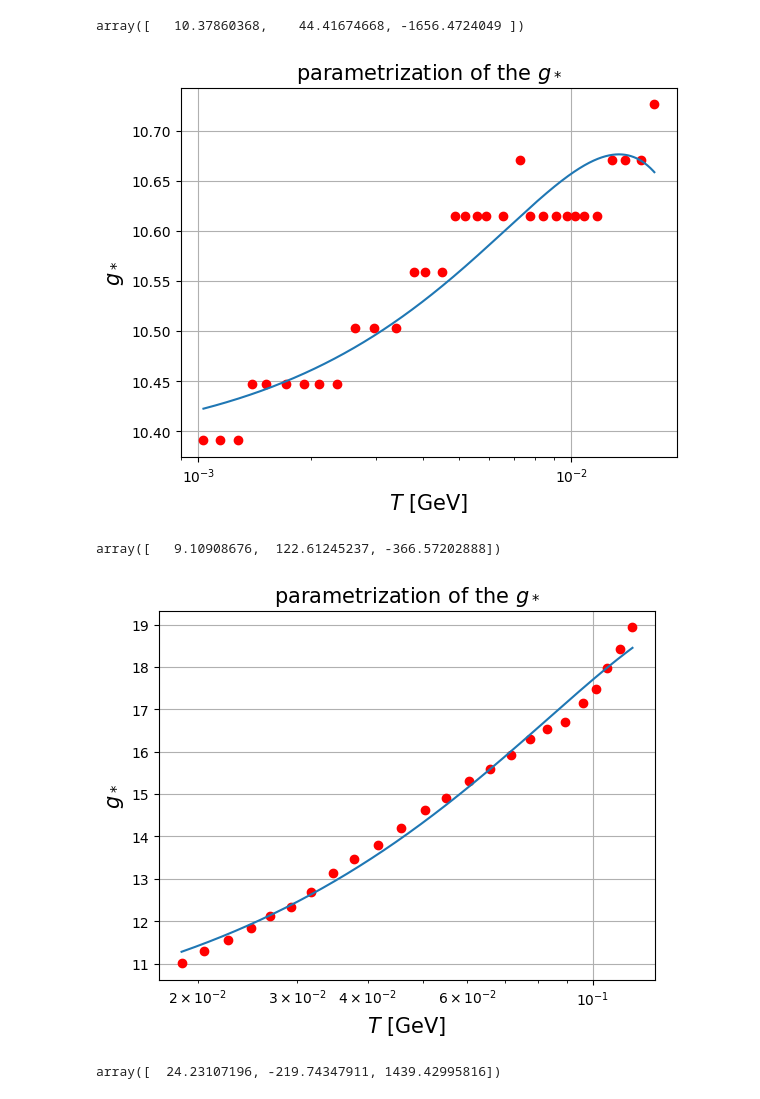
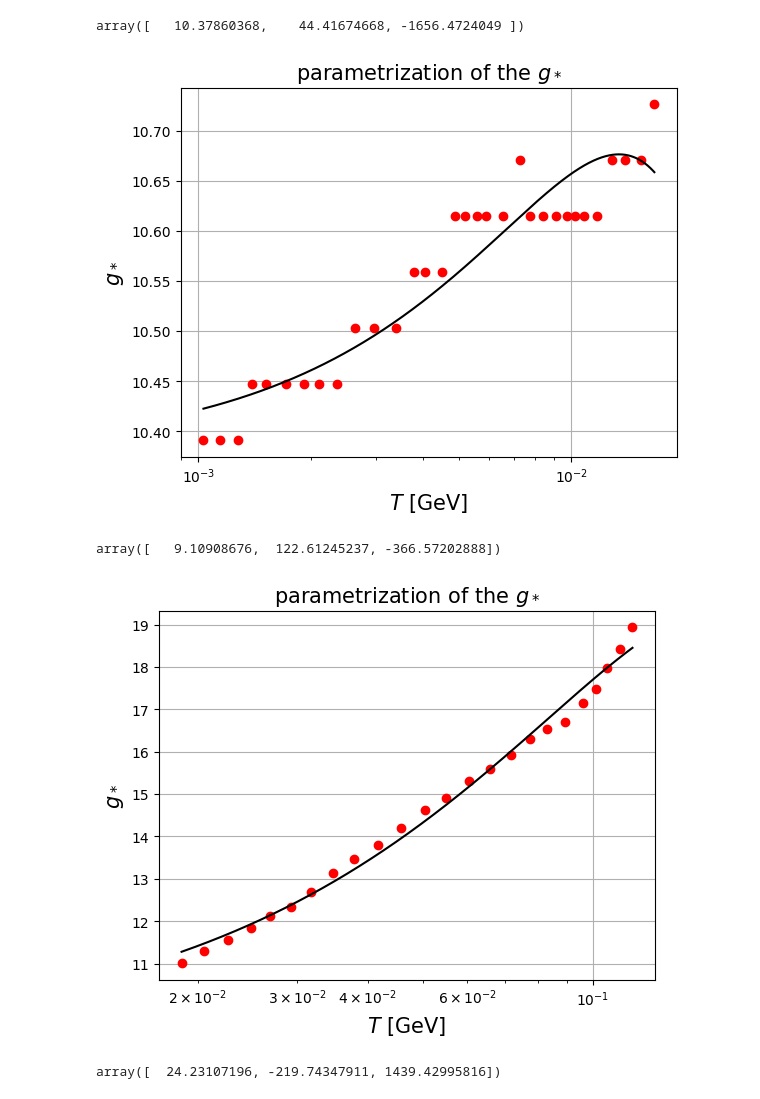
Before and after one commit to nico0407/DM-freeze-out, a Jupyter notebook: WIMP_relic_computation.ipynb, the cells around one changed output. Cells and saved outputs as stored; diff of their text form; code cells hidden in the pictures.

```diff
--- a/WIMP_relic_computation.ipynb
+++ b/WIMP_relic_computation.ipynb
@@ -176,16 +178,16 @@ def g_star1(t):
 # %%
 #t=np.logspace(np.log10(1E-3),np.log10(1E-1))
 t1=np.linspace(0.00103107,0.01668479, 1000)
 plt.semilogx(temp1,gstar1,'ro') #semilogx Make a plot with log scaling on the x axis.
-plt.plot(t1,g_star1(t) )   #BUT THAT WASN'T THE PHASE SPACE FUNCTION? SO THIS PLOT ISN'T REFERRING TO THAT? NO, IS G STAR SQUARED BUT HOW?!
+plt.plot(t1,g_star1(t),color = "black" )   #BUT THAT WASN'T THE PHASE SPACE FUNCTION? SO THIS PLOT ISN'T REFERRING TO THAT? NO, IS G STAR SQUARED BUT HOW?!
 plt.xlabel('$T$ [GeV]',size=15)
 plt.ylabel(r'$g_*$',size=15)
 
 plt.title('parametrization of the $g_*$', size= 15)
 #plt.legend()
 plt.grid()
 # %% [output]
-[figure, old version]
+[figure, new version]
 # %%
 def lin2(t,a4,a5,a6):
     return a4+a5*t+ a6*t**2
@@ -202,7 +204,7 @@ def g_star2(t):
 #t=np.logspace(np.log10(1E-3),np.log10(1E-1))
 t2=np.linspace(0.01874165,0.11748257, 1000)
 plt.semilogx(temp2,gstar2,'ro') #semilogx Make a plot with log scaling on the x axis.
-plt.plot(t2,g_star2(t2) )   #BUT THAT WASN'T THE PHASE SPACE FUNCTION? SO THIS PLOT ISN'T REFERRING TO THAT? NO, IS G STAR SQUARED BUT HOW?!
+plt.plot(t2,g_star2(t2),color = "black" )   #BUT THAT WASN'T THE PHASE SPACE FUNCTION? SO THIS PLOT ISN'T REFERRING TO THAT? NO, IS G STAR SQUARED BUT HOW?!
 plt.xlabel('$T$ [GeV]',size=15)
 plt.ylabel(r'$g_*$',size=15)
 
@@ -210,7 +212,7 @@ plt.title('parametrization of the $g_*$', size= 15)
 #plt.legend()
 plt.grid()
 # %% [output]
-[figure, old version]
+[figure, new version]
 # %%
 def lin3(t,a7,a8,a9):
     return a7+a8*t+ a9*t**2
```
Also changed, not shown: parts of 6 cells of this notebook.
